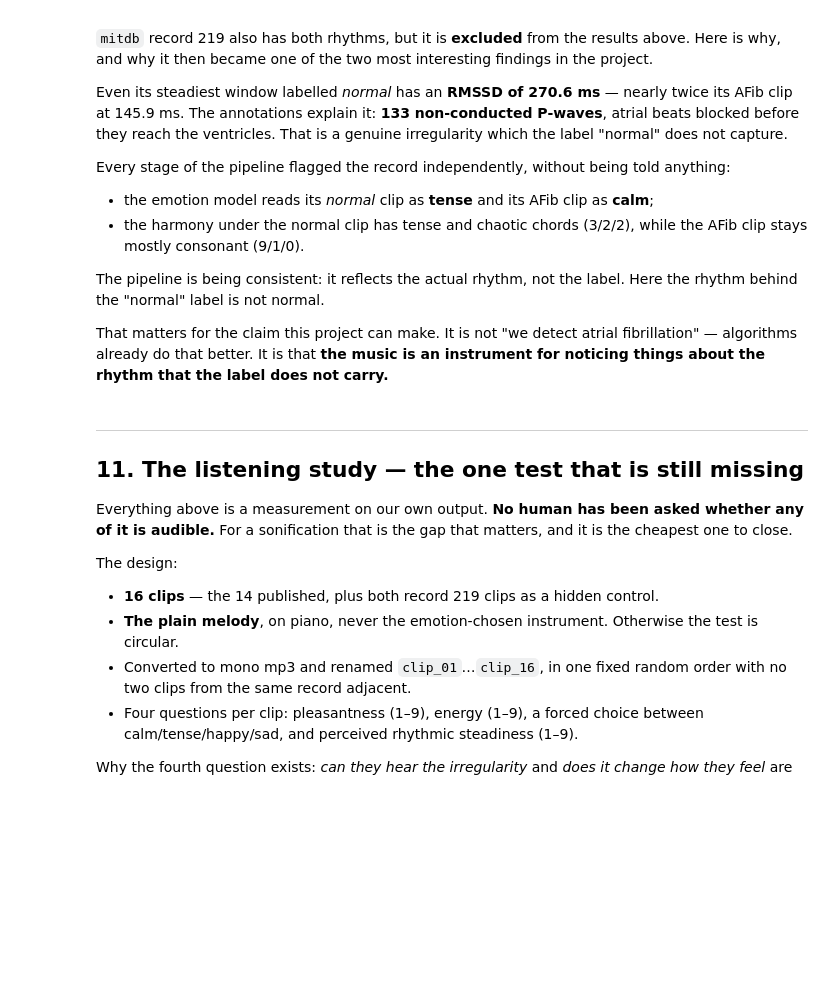
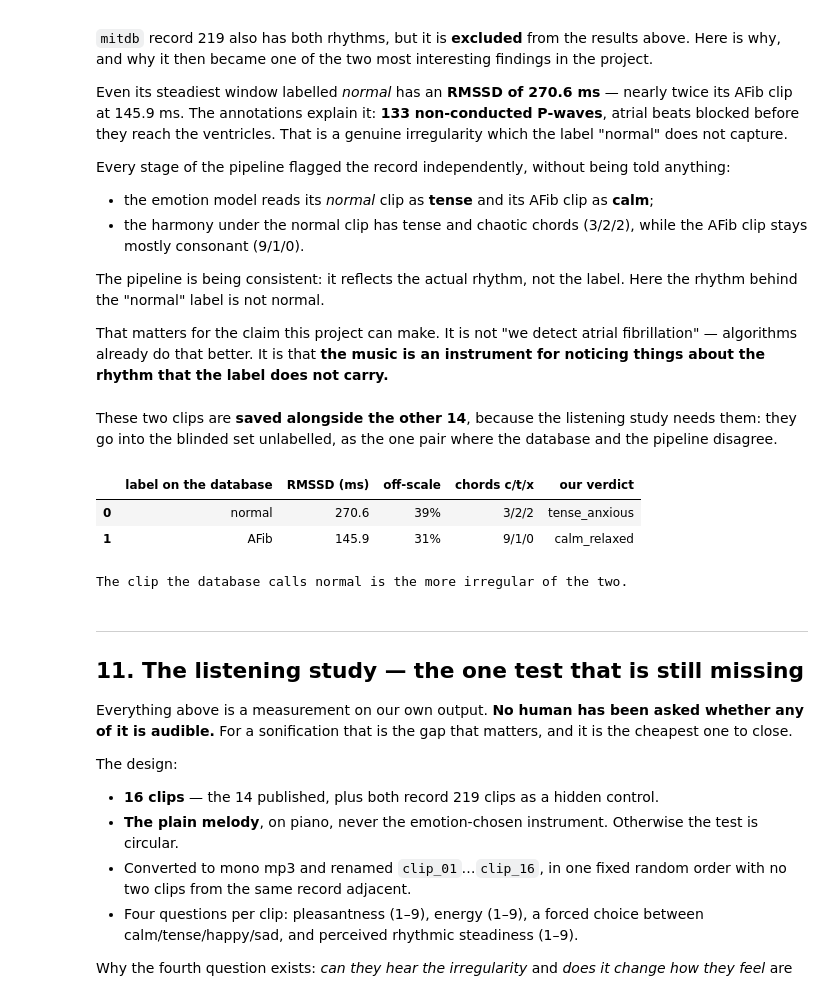
Before and after one commit to manidhar2006/MusicWorkshop, a Jupyter notebook: sonifying_the_heart.ipynb, the cells around one changed output. Cells and saved outputs as stored; diff of their text form; code cells hidden in the pictures; blank space fills up the shorter version.

```diff
--- a/sonifying_the_heart.ipynb
+++ b/sonifying_the_heart.ipynb
@@ -94,9 +96,9 @@ on when you want the full result.
 - `BUILD_ALL` — compose all 14 example pieces (streams 7 records from PhysioNet; a few minutes).
 - `BUILD_STUDY` — build the blinded listening-study clip set. Needs `ffmpeg` and `RENDER_AUDIO`.
 # %%
-RENDER_AUDIO = False
-BUILD_ALL    = False
-BUILD_STUDY  = False
+RENDER_AUDIO = True
+BUILD_ALL    = True
+BUILD_STUDY  = True
 
 OUTPUT_DIR   = Path("output")
 EXAMPLES_DIR = OUTPUT_DIR / "examples"
@@ -1089,20 +1166,40 @@ behind the "normal" label is not normal.
 That matters for the claim this project can make. It is not "we detect atrial fibrillation" —
 algorithms already do that better. It is that **the music is an instrument for noticing things
 about the rhythm that the label does not carry.**
+# %% [markdown]
+These two clips are **saved alongside the other 14**, because the listening study needs them:
+they go into the blinded set unlabelled, as the one pair where the database and the pipeline
+disagree.
 # %%
 control = record_clips("219", "mitdb")
-control_pieces = {label: compose(clip) for label, clip in control.items()}
 
-rows = []
-for label, piece in control_pieces.items():
+rows, summary_rows = [], []
+for label, clip in control.items():
+    piece = compose(clip)
+    save(piece, clip, EXAMPLES_DIR / f"219_{label}", f"mitdb 219 {label}", audio=RENDER_AUDIO)
     s = piece.summary()
     rows.append({"label on the database": "normal" if label == "N" else "AFib",
-                 "RMSSD (ms)": round(control[label].rmssd_ms, 1),
+                 "RMSSD (ms)": round(clip.rmssd_ms, 1),
                  "off-scale": f"{s['pct_chromatic']:.0f}%",
                  "chords c/t/x": f"{s['consonant_chords']}/{s['tense_chords']}/{s['chaotic_chords']}",
                  "our verdict": s["quadrant"]})
+    summary_rows.append({"db": "mitdb", "record": "219", "label": label,
+                         "rmssd_ms": round(clip.rmssd_ms, 1),
+                         "mean_rr_ms": round(clip.mean_rr_ms),
+                         **{k: (round(v, 2) if isinstance(v, float) else v)
+                            for k, v in s.items()}})
+
+# kept separate from examples_summary.csv so the headline table stays the 14 published pieces
+OUTPUT_DIR.mkdir(parents=True, exist_ok=True)
+pd.DataFrame(summary_rows).to_csv(OUTPUT_DIR / "record219_excluded.csv", index=False)
+
 display(pd.DataFrame(rows))
 print("\nThe clip the database calls normal is the more irregular of the two.")
+# %% [output]
+|  | label on the database | RMSSD (ms) | off-scale | chords c/t/x | our verdict |
+| 0 | normal | 270.6 | 39% | 3/2/2 | tense_anxious |
+| 1 | AFib | 145.9 | 31% | 9/1/0 | calm_relaxed |
+The clip the database calls normal is the more irregular of the two.
 # %% [markdown]
 ---
 
```
Also changed, not shown: parts of 19 cells of this notebook, 4 other files.
